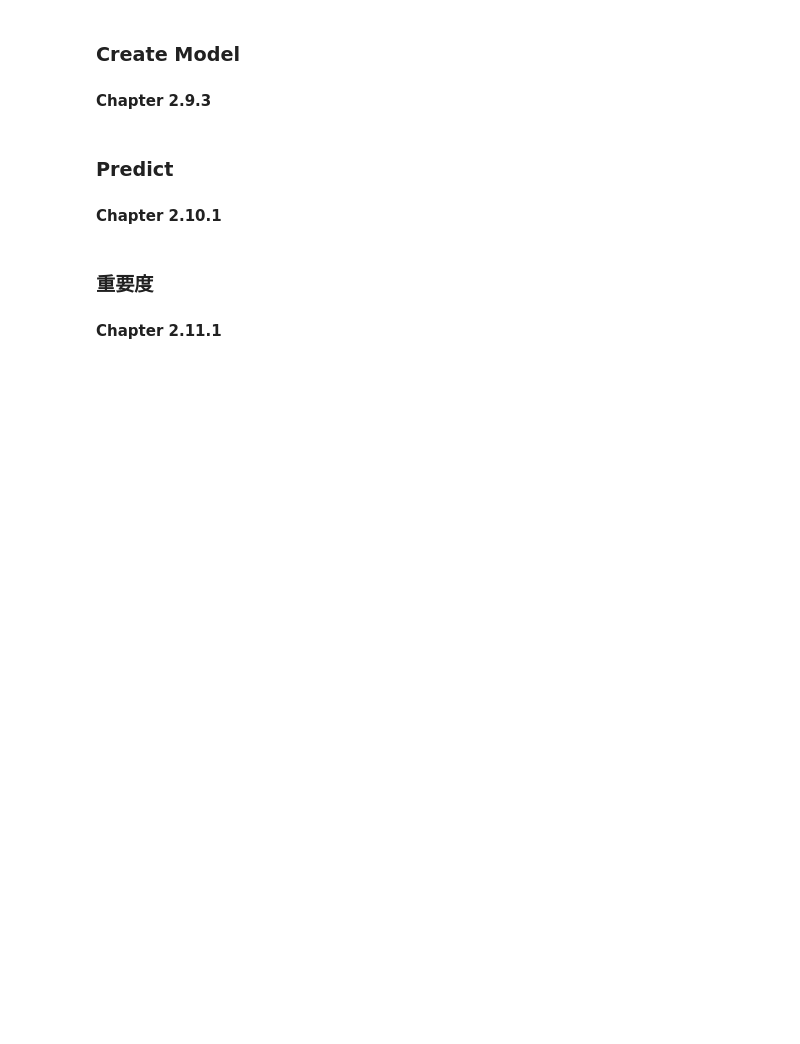
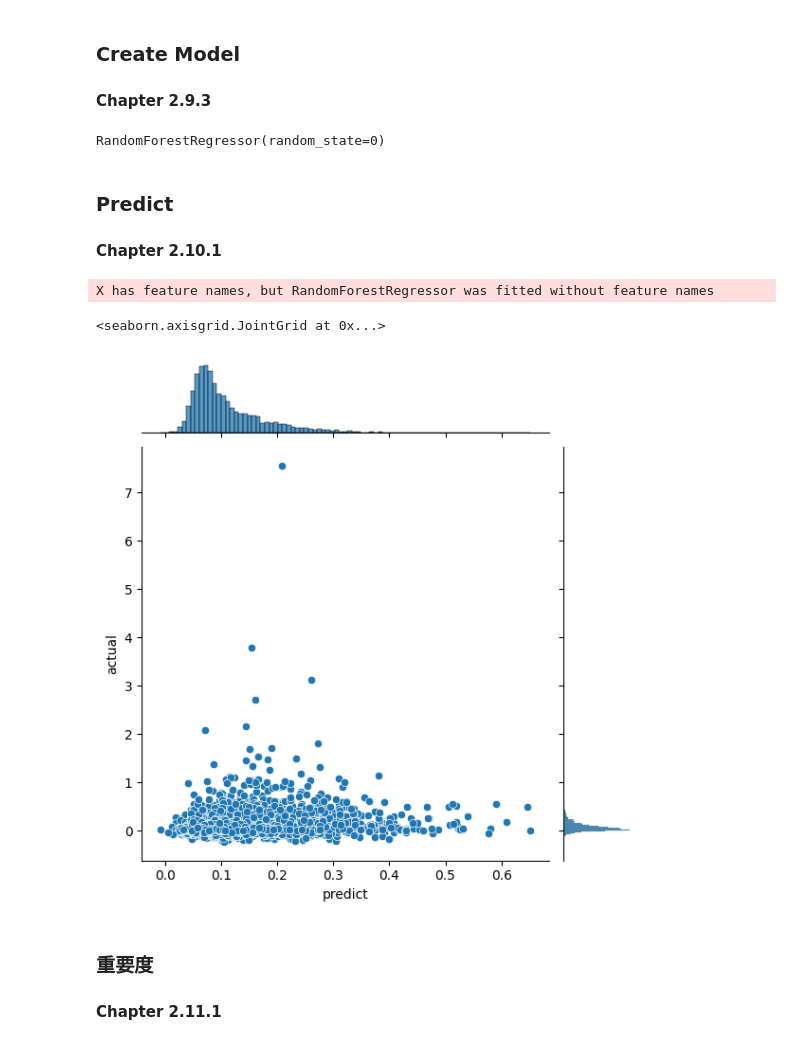
Before and after one commit to Twilight-Struggle/stocastic-test, a Jupyter notebook: workspace/stock_analysis.ipynb, the cells around one changed output. Cells and saved outputs as stored; diff of their text form; code cells hidden in the pictures; blank space fills up the shorter version.

Commit message:
stock analysis 2 complete

```diff
--- a/workspace/stock_analysis.ipynb
+++ b/workspace/stock_analysis.ipynb
@@ -462,6 +468,14 @@ from sklearn.metrics import accuracy_score, mean_squared_error
 import pickle
 # %%
 # 保存したファイルからデータの読み込みをする場合はコメントを外してください
+STORAGE_DIR_PATH = "/workspace/marketdata"
+
+# 処理済みデータ
+stock_list_csvfile_path = f"{STORAGE_DIR_PATH}/stock_list.csv.gz"
+stock_fins_csvfile_path = f"{STORAGE_DIR_PATH}/stock_fin.csv.gz"
+stock_price_csvfile_path = f"{STORAGE_DIR_PATH}/stock_price.csv.gz"
+stock_labels_csvfile_path = f"{STORAGE_DIR_PATH}/stock_labels.csv.gz"
+
 stock_list = pd.read_csv(stock_list_csvfile_path)
 stock_price = pd.read_csv(stock_price_csvfile_path)
 stock_price["base_date"] = pd.to_datetime(stock_price["base_date"])
@@ -1049,6 +1188,8 @@ label = "label_high_20"
 pred_model = RandomForestRegressor(random_state=0)
 # モデルの学習
 pred_model.fit(train_X[label], train_y[label])
+# %% [output]
+RandomForestRegressor(random_state=0)
 # %% [markdown]
 ### Predict
 #### Chapter 2.10.1
@@ -1101,6 +1242,13 @@ result[label]["predict_dir"] = np.sign(result[label]["predict"])
 
 # 実際の値を追加
 result[label]["actual"] = val_y[label].values
+# %% [output]
+X has feature names, but RandomForestRegressor was fitted without feature names
+# %%
+sns.jointplot(data=result[label], x="predict", y="actual")
+# %% [output]
+<seaborn.axisgrid.JointGrid at 0x...>
+[figure, added]
 # %% [markdown]
 ### 重要度
 #### Chapter 2.11.1
```
Also changed, not shown: parts of 30 cells of this notebook, 3 other files.
